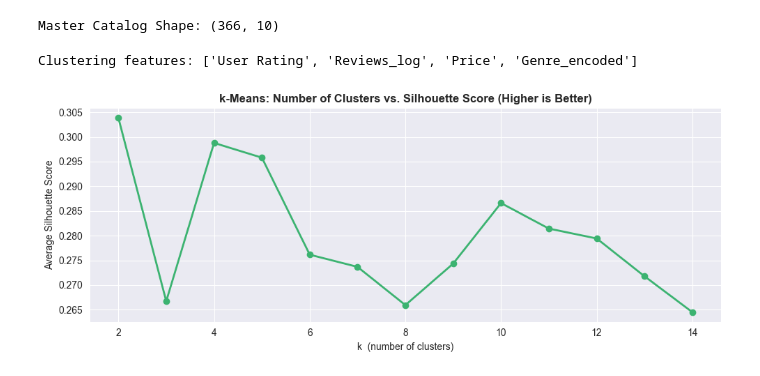
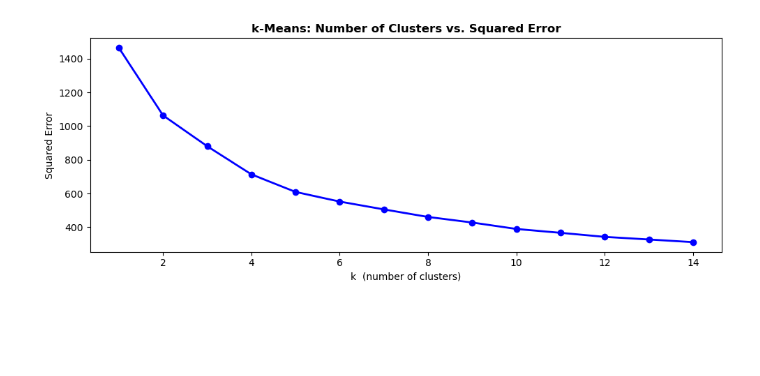
Before and after one commit to antonnoel/book-price-prediction, a Jupyter notebook: book-price-analysis-anton-bozoki.ipynb, the cells around one changed output. Cells and saved outputs as stored; diff of their text form; code cells hidden in the pictures; blank space fills up the shorter version.

```diff
--- a/book-price-analysis-anton-bozoki.ipynb
+++ b/book-price-analysis-anton-bozoki.ipynb
@@ -76,14 +50,12 @@ Final shape: (557, 7)
 | 3 | 1984 (Signet Classics) | George Orwell | 4.7 | 21424 | 6 | 2017 | Fiction |
 | 4 | 5,000 Awesome Facts (About Everyt... | National Geographic Kids | 4.8 | 7665 | 12 | 2019 | Non Fiction |
 # %%
+# cell 3
 def split_data(df, test_size=0.2, random_state=42):
-    """
-    Splits the data into a training set (80%) and a test set (20%).
-    """
-    df_train, df_test = train_test_split(df, test_size=test_size,
-                                         random_state=random_state)
+    "We split the data into a training set (80%) and a test set (20%)"
+
+    df_train, df_test = train_test_split(df, test_size=test_size, random_state=random_state)
     print(f"Training set : {df_train.shape[0]} rows ({1 - test_size:.0%})")
     print(f"Test set     : {df_test.shape[0]} rows ({test_size:.0%})")
-    print("\nAll EDA and analysis below is performed on the training set only.")
     return df_train, df_test
 # %%
@@ -547,68 +350,49 @@ plot_model_comparison(final_results)
 # %%
-def load_and_combine_catalog(train_path, test_path):
-    """
-    We load the pre-split datasets and combine them back into a single dataframe.
-    We also drop duplicate book titles and reset the index so it matches our feature array.
-    """
-    df_train = pd.read_csv(train_path)
-    df_test  = pd.read_csv(test_path)
+# cell 16 (Recommendation tool part)
+def combine_catalog(df_train, df_test):
+    "We combine the training and test datasets back into a single catalog and remove duplicate titles"
+
     df_combined = pd.concat([df_train, df_test], ignore_index=True)
-
-    # remove duplicate titles and reset index for seamless mapping alignment
     df_catalog = df_combined.drop_duplicates(subset=["Name"]).reset_index(drop=True)
-
-    print(f"Master Catalog Shape: {df_catalog.shape}")
     return df_catalog
 
-df_catalog = load_and_combine_catalog("train_ready.csv", "test_ready.csv")
+df_catalog = combine_catalog(df_train, df_test)
-# %% [output]
-Master Catalog Shape: (366, 10)
 # %%
+# cell 17
 def prepare_cluster_features(df):
-    """
-    We isolate the features that describe what a book is like (rating, reviews, price, genre).
-    We leave out Year and Title_length so it doesn't group books by publication date.
-    """
+    "We select features that depends on other customers and scale them with StandardScaler"
+
     cluster_features = ["User Rating", "Reviews_log", "Price", "Genre_encoded"]
     X = df[cluster_features]
 
-    # scale features since clustering is distance-based
     scaler = StandardScaler()
     X_scaled = scaler.fit_transform(X)
-
-    print(f"Clustering features: {cluster_features}")
     return X_scaled
 
 X_scaled = prepare_cluster_features(df_catalog)
-# %% [output]
-Clustering features: ['User Rating', 'Reviews_log', 'Price', 'Genre_encoded']
 # %%
-def plot_silhouette_analysis(X_data):
-    """
-    We calculate the average silhouette score for k clusters from 2 to 10 to see how well data points fit their groups.
-    """
-    silhouette_scores = []
-    cluster_range = range(2, 15)
+# cell 18
+def plot_cluster_elbow(X_data):
+    "We calculate the sum of squared errors from 1 to 14 clusters to find the best k using an elbow curve to see where it flattens"
+
+    squared_errors = []
+    cluster_range = range(1, 15)
 
     for k in cluster_range:
         kmeans = KMeans(n_clusters=k, random_state=42, n_init=10)
-        labels = kmeans.fit_predict(X_data)
-
-        # calculate the average separation quality of the current setup
-        score = silhouette_score(X_data, labels)
-        silhouette_scores.append(score)
+        kmeans.fit(X_data)
+        squared_errors.append(kmeans.inertia_)
 
     fig, ax = plt.subplots(figsize=(10, 4))
-    ax.plot(list(cluster_range), silhouette_scores, marker="o", color="mediumseagreen", linewidth=2)
-    ax.set_title("k-Means: Number of Clusters vs. Silhouette Score (Higher is Better)", fontweight="bold")
+    ax.plot(list(cluster_range), squared_errors, marker="o", color="blue", linewidth=2)
+    ax.set_title("k-Means: Number of Clusters vs. Squared Error", fontweight="bold")
     ax.set_xlabel("k  (number of clusters)")
-    ax.set_ylabel("Average Silhouette Score")
+    ax.set_ylabel("Squared Error")
 
     plt.tight_layout()
-    plt.savefig("silhouette_analysis.png", dpi=150)
     plt.show()
 
-plot_silhouette_analysis(X_scaled)
+plot_cluster_elbow(X_scaled)
 # %% [output]
-[figure, old version]
+[figure, new version]
 # %%
```
Also changed, not shown: parts of 22 cells of this notebook, 3 other files.
